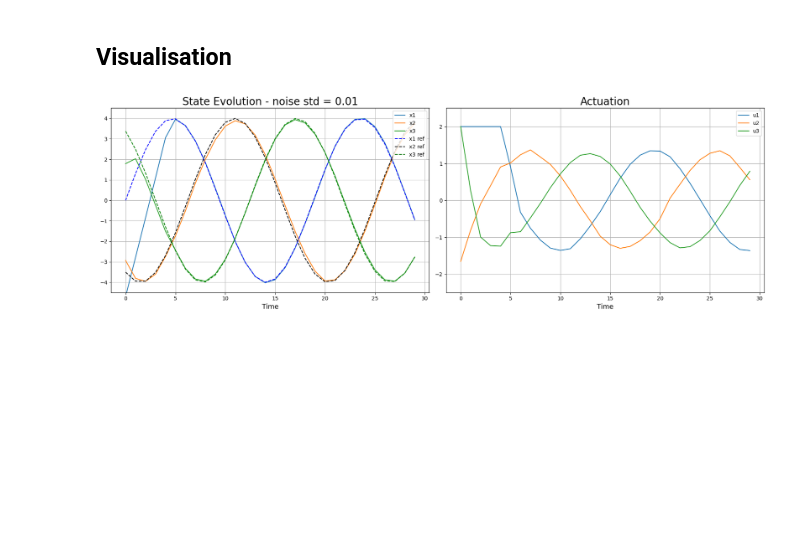
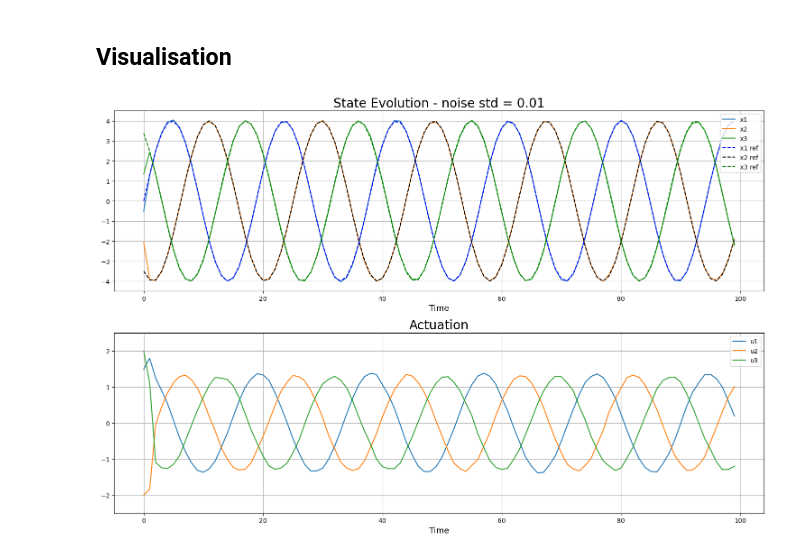
Before and after one commit to michael-cummins/DeePC-HUNT, a Jupyter notebook: src/linear_deepc.ipynb, the cells around one changed output. Cells and saved outputs as stored; diff of their text form; code cells hidden in the pictures; blank space fills up the shorter version.

```diff
--- a/src/linear_deepc.ipynb
+++ b/src/linear_deepc.ipynb
@@ -45,15 +58,8 @@ T = (m+1)*(Tini + Tf + n) - 1
 # %%
-ud = []
-yd = []
-x = np.random.uniform(low=-2, high=2, size=(m,)) # Random initial condition
-for i in range(T):
-   u = np.random.uniform(low=-2, high=2, size=(m,)) # Random input
-   x = A@x + B@u
-   y = C@x + D@u
-   ud.append(u)
-   yd.append(y + np.random.randn(p,)*0.01)
-ud = np.array(ud)
-yd = np.array(yd)
+noise_std = 0.01
+ud = genfromtxt('recht_ud.csv', delimiter=',')
+yd = genfromtxt('recht_yd.csv', delimiter=',')
+yd += np.random.rand(T,p)*noise_std
 
 print(f'ud shape : {ud.shape}, yd shape : {yd.shape}')
 plt.subplot(1,2,1)
@@ -96,7 +102,7 @@ controller = DeePC(
 # %% [markdown]
 ## Simulation
 # %%
-T = 30
+T = 100
 dt = 0.1
 uT = [*u_ini]
 yT = [*y_ini]
@@ -115,7 +121,7 @@ for i in range(0,T):
 
     # roll forward simulation and reset initial conditions
     obs = A@y_ini[-p:] + action
-    yT = np.append(yT, obs + np.random.randn(p,)*0.01)
+    yT = np.append(yT, obs + np.random.randn(p,)*noise_std)
     uT = np.append(uT, action)
     u_ini = uT[-m*Tini:]
     y_ini = yT[-p*Tini:]
@@ -127,33 +133,34 @@ yT, uT = np.array(yT), np.array(uT)
 
 # For plotting purposes
 ref = np.array([
     [4*np.sin(t/3), 4*np.sin(t/3 - np.pi*0.66), 4*np.sin(t/3 - 2*np.pi*0.66)] for t in np.linspace(start=0, stop=T-1, num=int(Tf*T*dt))
 ])
+plt.rcParams["figure.figsize"] = (15,10)
 
 yT = yT.reshape((T+Tini,3))
 uT = uT.reshape((T+Tini,3))
 
-plt.subplot(1,2,1)
+plt.subplot(2,1,1)
 plt.plot(range(0,T), yT[Tini:,:], label=['x1', 'x2', 'x3'])
 plt.plot(range(0,T), ref[:,0], 'b--', label='x1 ref')
 plt.plot(range(0,T), ref[:,1], 'k--', label='x2 ref')
 plt.plot(range(0,T), ref[:,2], 'g--', label='x3 ref')
 plt.legend(loc="upper right")
 plt.xlabel('Time', fontdict={'fontsize':13})
 plt.title(f"State Evolution - noise std = 0.01", fontdict={'fontsize':20})
 plt.grid('on')
 plt.ylim(-4.5,4.5)
 plt.tight_layout()
 
-plt.subplot(1,2,2)
+plt.subplot(2,1,2)
 plt.plot(range(0,T), uT[Tini:,:], label=['u1', 'u2', 'u3'])
 plt.legend(loc="upper right")
 plt.xlabel('Time', fontdict={'fontsize':13})
 plt.title("Actuation", fontdict={'fontsize':20})
 plt.grid('on')
 plt.ylim(-2.5,2.5)
 plt.tight_layout()
 
 plt.show()
 # %% [output]
-[figure, old version]
+[figure, new version]
```
Also changed, not shown: parts of 3 cells of this notebook, 9 other files.
